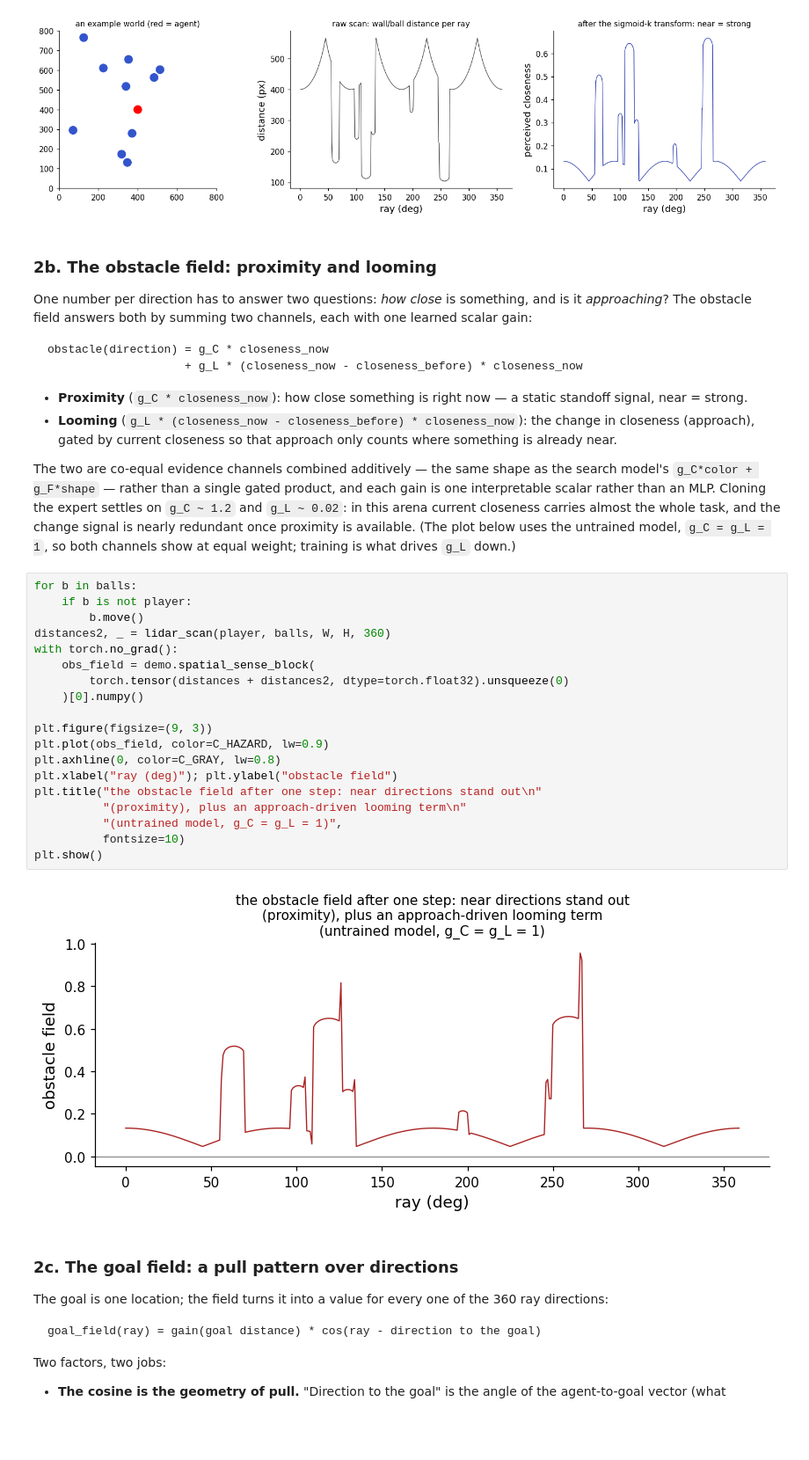
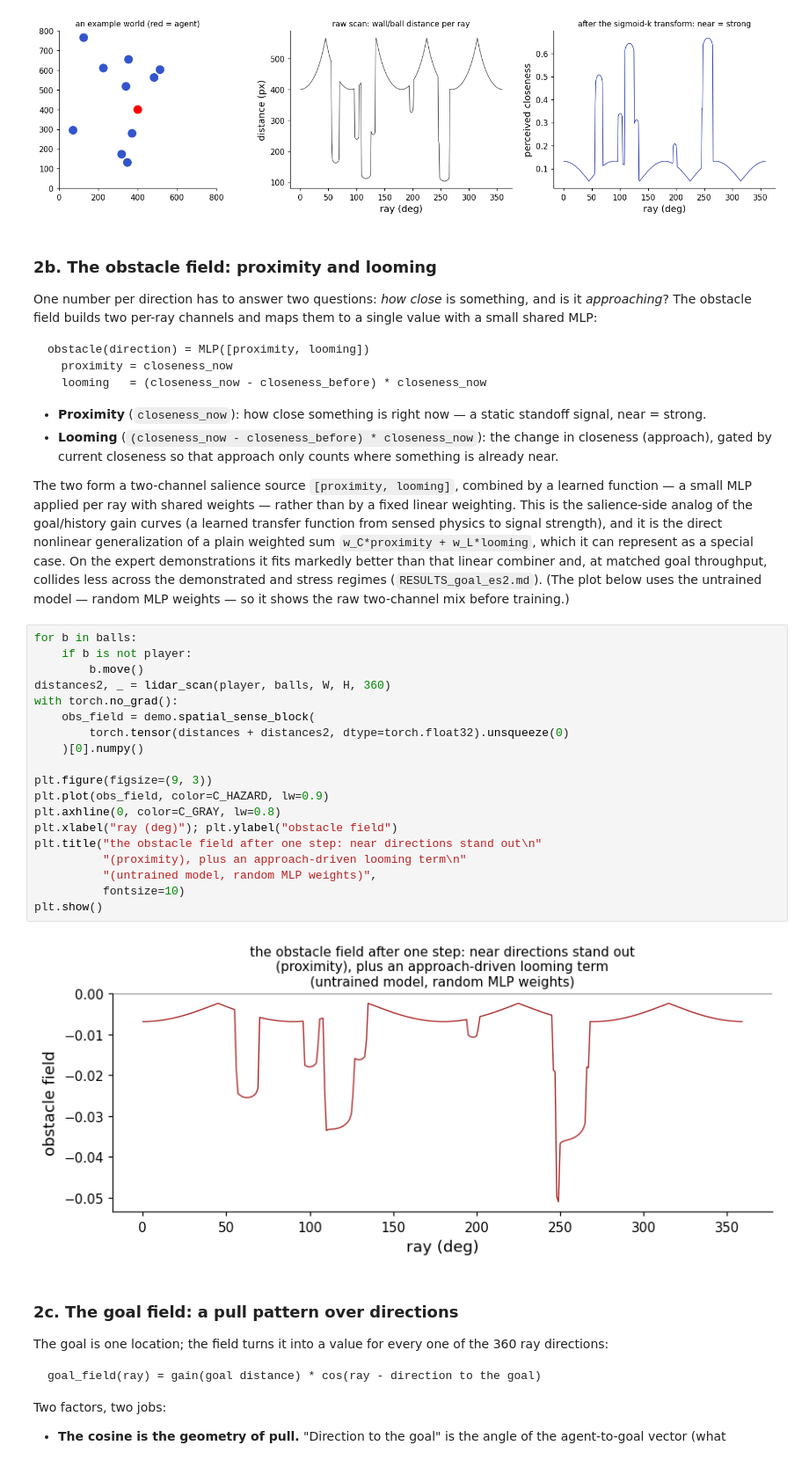
Before and after one commit to HanZhang-psych/Ego-Spatial-Sense, a Jupyter notebook: 2D-Escaping-Ball/tutorial_action_agent.ipynb, the cells around one changed output. Shown at 88% size. Drawn from its saved outputs; the diff is of its cells as text; blank space fills up the shorter version.

```diff
--- a/2D-Escaping-Ball/tutorial_action_agent.ipynb
+++ b/2D-Escaping-Ball/tutorial_action_agent.ipynb
@@ -158,47 +159,53 @@ plt.show()
 ### 2b. The obstacle field: proximity and looming
 
 One number per direction has to answer two questions: *how close* is
-something, and is it *approaching*? The obstacle field answers both by
-summing two channels, each with one learned scalar gain:
+something, and is it *approaching*? The obstacle field builds two
+per-ray channels and maps them to a single value with a small shared
+MLP:
 
-    obstacle(direction) = g_C * closeness_now
-                        + g_L * (closeness_now - closeness_before) * closeness_now
+    obstacle(direction) = MLP([proximity, looming])
+      proximity = closeness_now
+      looming   = (closeness_now - closeness_before) * closeness_now
 
-- **Proximity** (`g_C * closeness_now`): how close something is right
-  now — a static standoff signal, near = strong.
-- **Looming** (`g_L * (closeness_now - closeness_before) * closeness_now`):
+- **Proximity** (`closeness_now`): how close something is right now —
+  a static standoff signal, near = strong.
+- **Looming** (`(closeness_now - closeness_before) * closeness_now`):
   the change in closeness (approach), gated by current closeness so that
   approach only counts where something is already near.
 
-The two are co-equal evidence channels combined additively — the same
-shape as the search model's `g_C*color + g_F*shape` — rather than a
-single gated product, and each gain is one interpretable scalar rather
-than an MLP. Cloning the expert settles on `g_C ~ 1.2` and `g_L ~ 0.02`:
-in this arena current closeness carries almost the whole task, and the
-change signal is nearly redundant once proximity is available. (The plot
-below uses the untrained model, `g_C = g_L = 1`, so both channels show at
-equal weight; training is what drives `g_L` down.)
+The two form a two-channel salience source `[proximity, looming]`,
+combined by a learned function — a small MLP applied per ray with
+shared weights — rather than by a fixed linear weighting. This is the
+salience-side analog of the goal/history gain curves (a learned transfer
+function from sensed physics to signal strength), and it is the direct
+nonlinear generalization of a plain weighted sum
+`w_C*proximity + w_L*looming`, which it can represent as a special case.
+On the expert demonstrations it fits markedly better than that linear
+combiner and, at matched goal throughput, collides less across the
+demonstrated and stress regimes (`RESULTS_goal_es2.md`). (The plot below
+uses the untrained model — random MLP weights — so it shows the raw
+two-channel mix before training.)
 # %%
 for b in balls:
     if b is not player:
         b.move()
 distances2, _ = lidar_scan(player, balls, W, H, 360)
 with torch.no_grad():
     obs_field = demo.spatial_sense_block(
         torch.tensor(distances + distances2, dtype=torch.float32).unsqueeze(0)
     )[0].numpy()
 
 plt.figure(figsize=(9, 3))
 plt.plot(obs_field, color=C_HAZARD, lw=0.9)
 plt.axhline(0, color=C_GRAY, lw=0.8)
 plt.xlabel("ray (deg)"); plt.ylabel("obstacle field")
 plt.title("the obstacle field after one step: near directions stand out\n"
           "(proximity), plus an approach-driven looming term\n"
-          "(untrained model, g_C = g_L = 1)",
+          "(untrained model, random MLP weights)",
           fontsize=10)
 plt.show()
 # %% [output]
-[figure, old version]
+[figure, new version]
 # %% [markdown]
 ### 2c. The goal field: a pull pattern over directions
 
```
Also changed, not shown: parts of 13 cells of this notebook, 18 other files.
